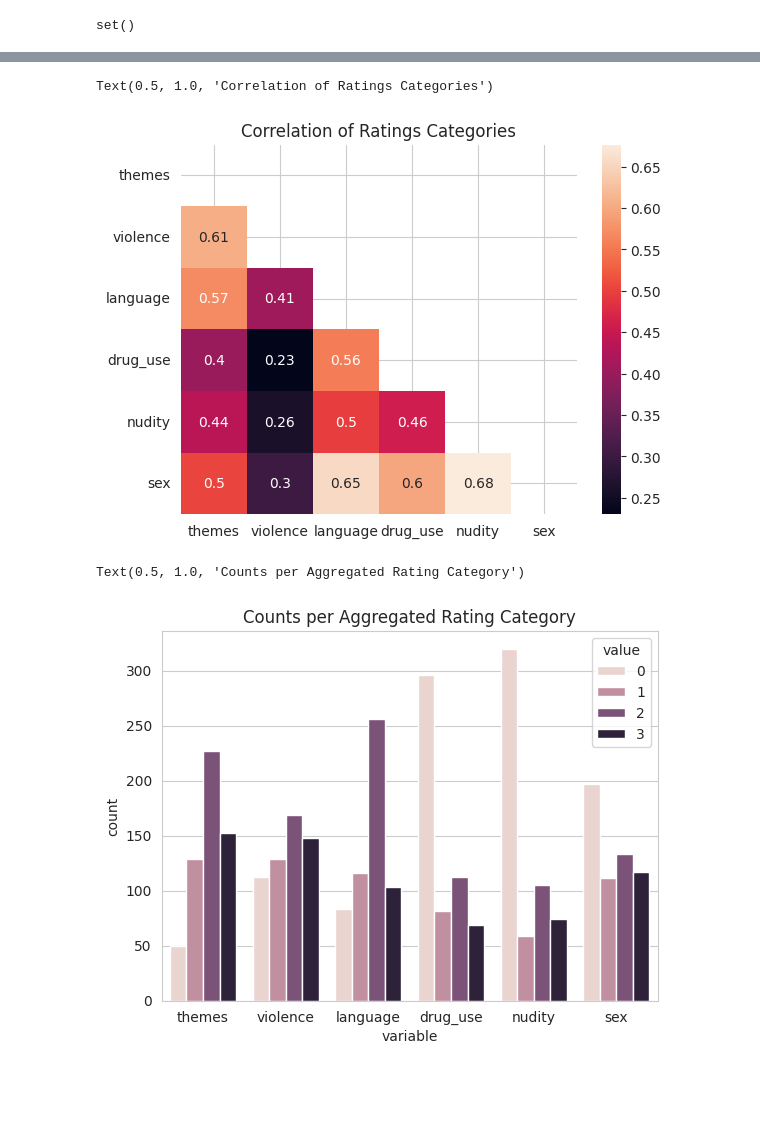
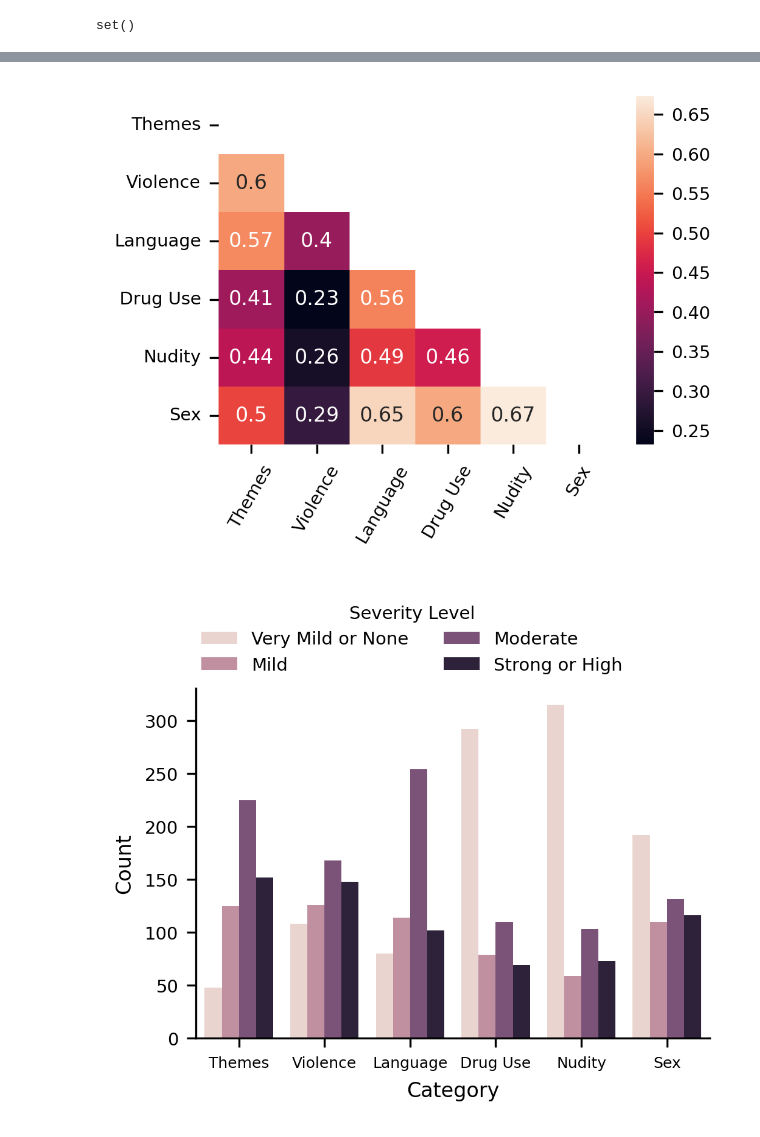
Before and after one commit to sydney-machine-learning/audiodescription-abusedetection, a Jupyter notebook: 02_data_preparation.ipynb, the cells around one changed output, grey strips where cells are left out. Cells and saved outputs as stored; diff of their text form; code cells hidden in the pictures; blank space fills up the shorter version.

```diff
--- a/02_data_preparation.ipynb
+++ b/02_data_preparation.ipynb
@@ -139,6 +139,7 @@ set(subs_df[subs_df.year.ge(2013)].movie).difference(set(list(trans_df.movie_nam
 raw_acb_df = da.get_acb_film_ratings()
 acb_df = raw_acb_df[raw_acb_df.themes.notna()].drop(columns=['url', 'consumer_advice']).reset_index(drop=True)
 acb_df['movie'] = acb_df['movie'].str.replace(':', '').str.replace('-', ' ').str.replace('.', '').str.title()
+acb_df = acb_df[~acb_df.movie.isin(filtered_movies)]
 full_txt_w_acb_df = full_txt_df.merge(acb_df)
 full_txt_w_acb_df.to_parquet(da.cleaned_dataset_fp)
 # %%
@@ -241,22 +240,33 @@ for col in md.full_cat_cols:
 
 corr_df = full_ord_acb_df[md.full_cat_cols].corr()
 matrix = np.triu(corr_df)
-sns.heatmap(corr_df, annot=True, mask=matrix)
-plt.title('Correlation of Ratings Categories')
+labels = [x.title().replace('_', ' ') for x in md.full_cat_cols]
+sns.heatmap(corr_df, annot=True, mask=matrix, xticklabels=labels, yticklabels=labels)
+# plt.title('Correlation of Ratings Categories')
+plt.xticks(rotation=60)
+plotting.savefig('Ratings Heatmap')
+plt.show()
 # %% [output]
-Text(0.5, 1.0, 'Correlation of Ratings Categories')
-[figure, old version]
+[figure, new version]
 # %%
 ord_acb_df = acb_df.copy()
 for col in md.full_cat_cols:
     ord_acb_df[col] = md.convert_col_to_ordinal(ord_acb_df[col], compact=True)
 
 melt_df = pd.melt(ord_acb_df, ['movie'], md.full_cat_cols)
-sns.countplot(melt_df, x='variable', hue='value')
-plt.title('Counts per Aggregated Rating Category')
+melt_df['Category'] = melt_df['variable'].str.title().str.replace('_', ' ')
+g = sns.countplot(melt_df, x='Category', hue='value')
+txt_labels = ['Very Mild or None', 'Mild', 'Moderate', 'Strong or High']
+plt.ylabel('Count')
+plt.xticks(fontsize=6)
+sns.despine()
+plt.tight_layout()
+plotting.place_legend_ontop_of_graph(g, is_catplot=False, legend_title='Severity Level', ncol=2, txt_labels=txt_labels)
+plotting.savefig('Dataset Cat Distribution')
+plt.show()
+# plt.title('Counts per Aggregated Rating Category')
 # %% [output]
-Text(0.5, 1.0, 'Counts per Aggregated Rating Category')
-[figure, old version]
+[figure, new version]
 # %%
 full_ord_acb_df['rating'] = full_ord_acb_df[md.full_cat_cols].max(axis=1)
 full_ord_acb_df['Classification'] = np.select(
```
Also changed, not shown: parts of 10 cells of this notebook, 8 other files.
